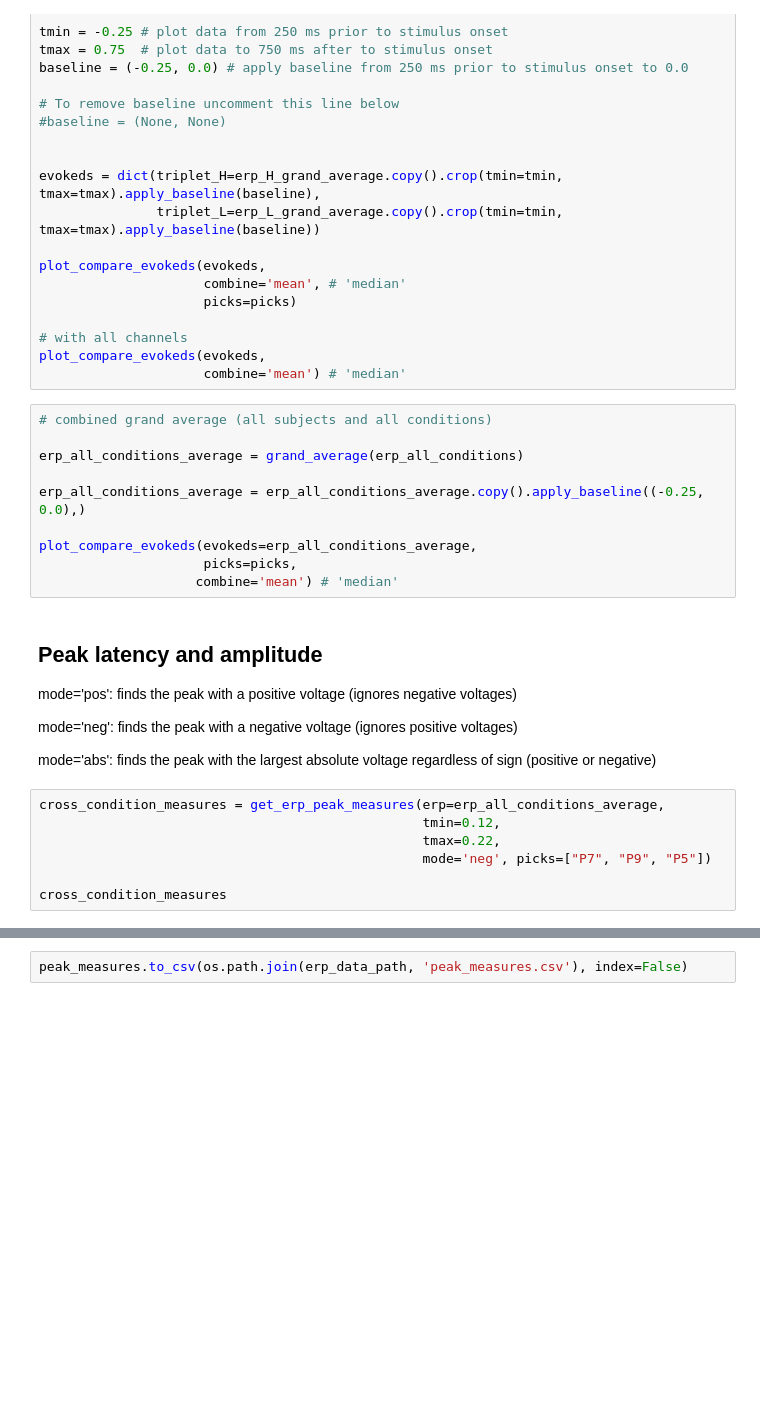
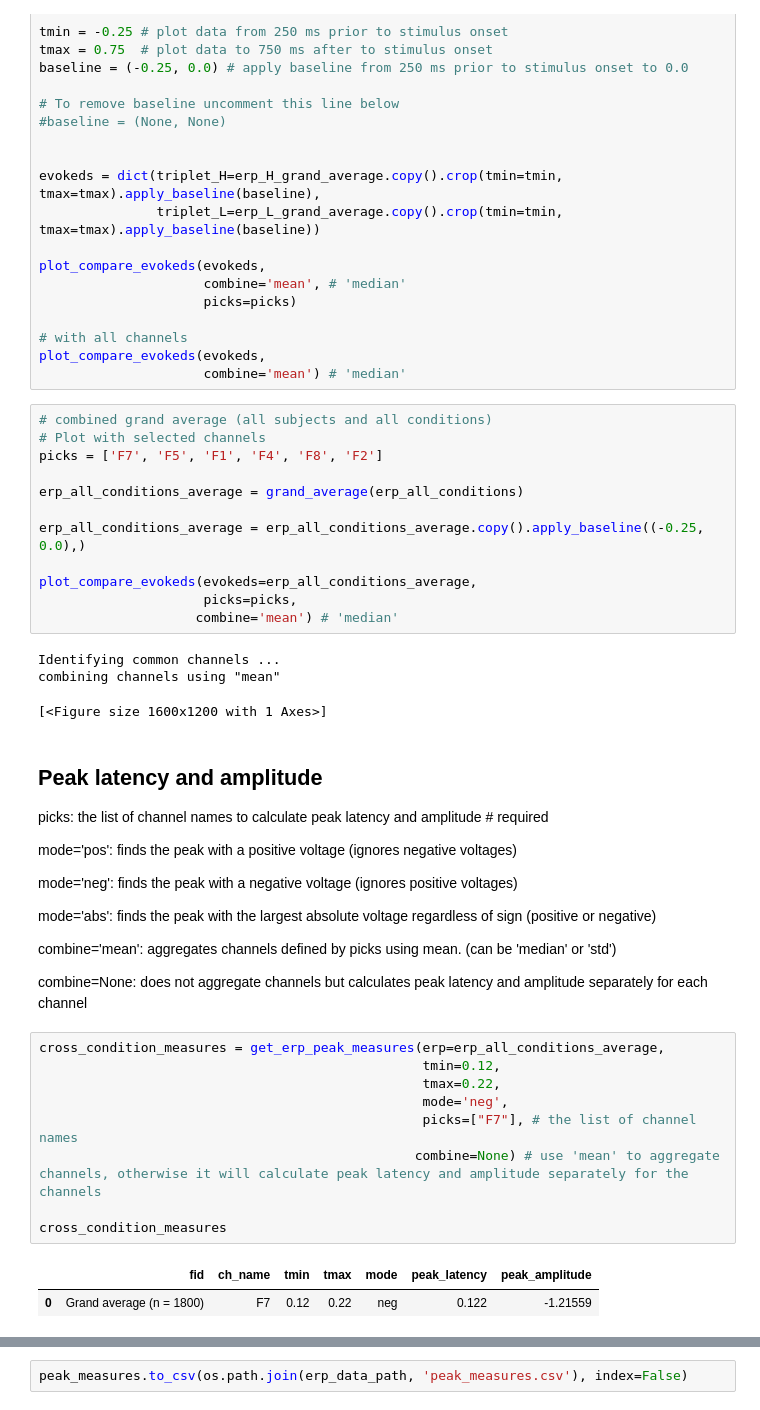
Before and after one commit to weiglszonja/eeg-workshop, a Jupyter notebook: notebooks/erp_analysis_tutorial_for_workshop.ipynb, the cells around one changed output, grey strips where cells are left out. Cells and saved outputs as stored; diff of their text form; blank space fills up the shorter version.

```diff
--- a/notebooks/erp_analysis_tutorial_for_workshop.ipynb
+++ b/notebooks/erp_analysis_tutorial_for_workshop.ipynb
@@ -95,6 +98,8 @@ plot_compare_evokeds(evokeds,
                      combine='mean') # 'median'
 # %%
 # combined grand average (all subjects and all conditions)
+# Plot with selected channels
+picks = ['F7', 'F5', 'F1', 'F4', 'F8', 'F2']
 
 erp_all_conditions_average = grand_average(erp_all_conditions)
 
@@ -103,8 +108,15 @@ erp_all_conditions_average = erp_all_conditions_average.copy().apply_baseline((-
 plot_compare_evokeds(evokeds=erp_all_conditions_average,
                      picks=picks,
                     combine='mean') # 'median'
+# %% [output]
+Identifying common channels ...
+combining channels using "mean"
+[<Figure size 1600x1200 with 1 Axes>]
 # %% [markdown]
 ## Peak latency and amplitude
+
+
+picks: the list of channel names to calculate peak latency and amplitude # required
 
 
 mode='pos': finds the peak with a positive voltage (ignores negative voltages)
@@ -112,10 +124,21 @@ mode='pos': finds the peak with a positive voltage (ignores negative voltages)
 mode='neg': finds the peak with a negative voltage (ignores positive voltages)
 
 mode='abs': finds the peak with the largest absolute voltage regardless of sign (positive or negative)
+
+
+
+combine='mean': aggregates channels defined by picks using mean. (can be 'median' or 'std')
+
+combine=None: does not aggregate channels but calculates peak latency and amplitude separately for each channel
 # %%
 cross_condition_measures = get_erp_peak_measures(erp=erp_all_conditions_average,
                                                  tmin=0.12,
                                                  tmax=0.22,
-                                                 mode='neg', picks=["P7", "P9", "P5"])
+                                                 mode='neg',
+                                                 picks=["F7"], # the list of channel names
+                                                combine=None) # use 'mean' to aggregate channels, otherwise it will calculate peak latency and amplitude separately for the channels
 
 cross_condition_measures
+# %% [output]
+|  | fid | ch_name | tmin | tmax | mode | peak_latency | peak_amplitude |
+| 0 | Grand average (n = 1800) | F7 | 0.12 | 0.22 | neg | 0.122 | -1.21559 |
```
Also changed, not shown: parts of 10 cells of this notebook.
